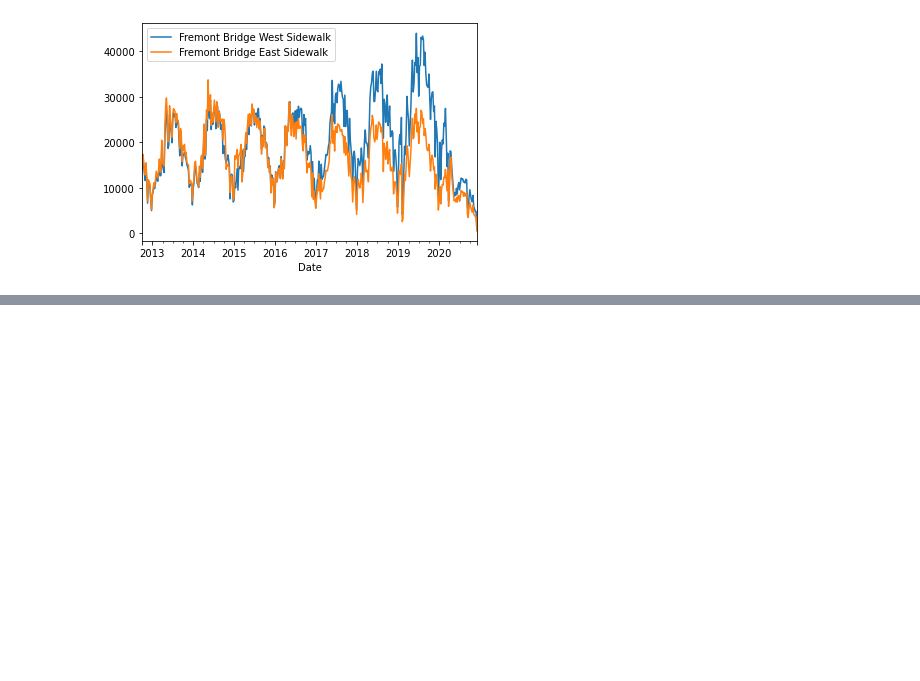
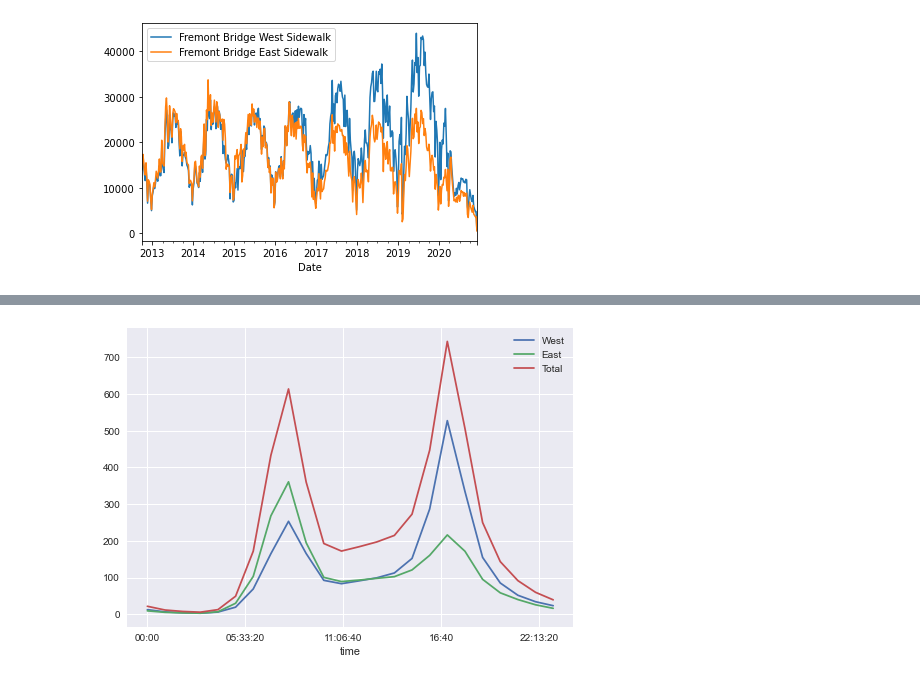
Before and after one commit to boussema/JupiterWorkFlow, a Jupyter notebook: JupyterWorkFlow.ipynb, the cells around one changed output, grey strips where cells are left out. Cells and saved outputs as stored; diff of their text form; code cells hidden in the pictures; blank space fills up the shorter version.

```diff
--- a/JupyterWorkFlow.ipynb
+++ b/JupyterWorkFlow.ipynb
@@ -25,0 +48,4 @@ data.resample('W').sum().plot();
+# %%
+data.groupby(data.index.time).mean().plot();
+# %% [output]
+[figure, added]
```
Also changed, not shown: parts of 8 cells of this notebook.
